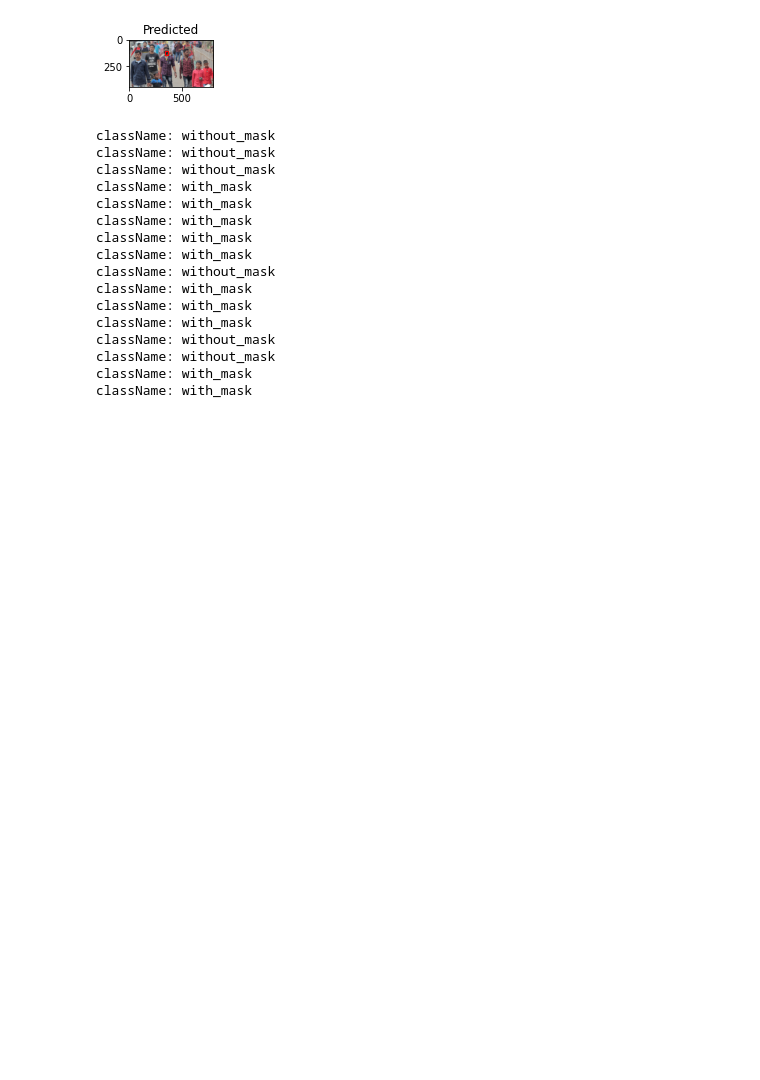
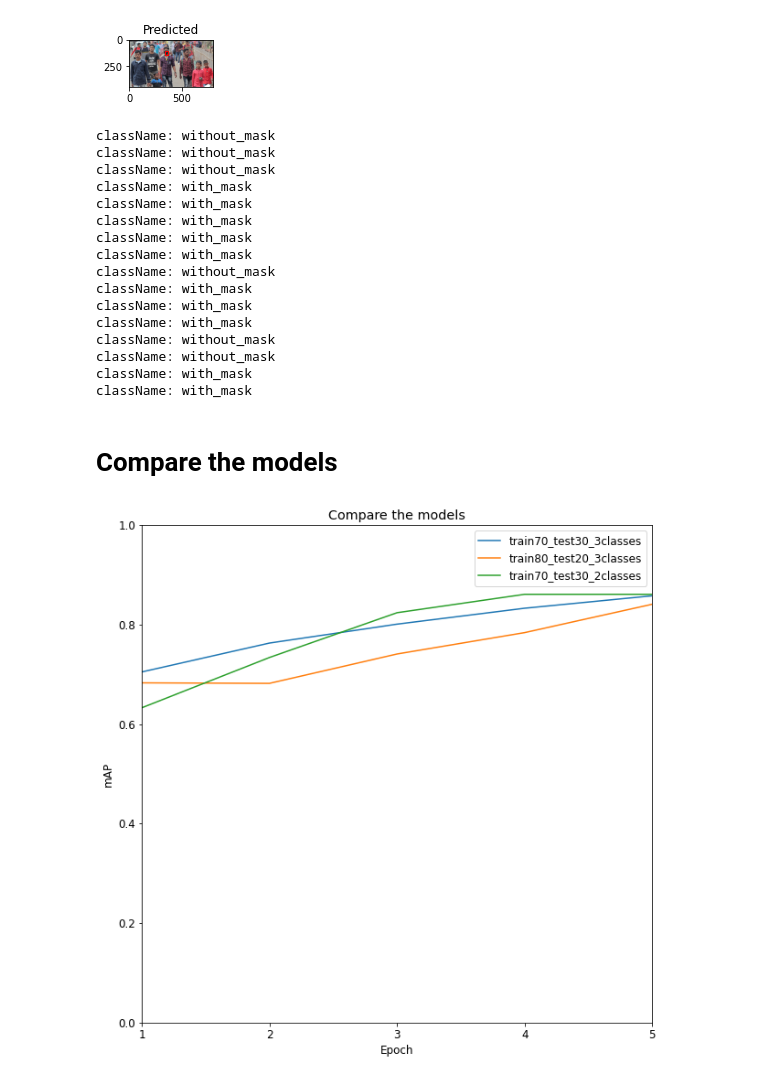
Before and after one commit to andygubser/mask_detection, a Jupyter notebook: model_building/MaskDetection.ipynb, the cells around one changed output. Saved outputs shown, nothing was run; the diff lists cells and outputs as text; code cells hidden in the pictures; blank space fills up the shorter version.

Commit message:
latest model building jupy

```diff
--- a/model_building/MaskDetection.ipynb
+++ b/model_building/MaskDetection.ipynb
@@ -730,3 +755,29 @@ className: without_mask
 className: without_mask
 className: with_mask
 className: with_mask
+# %% [markdown]
+# Compare the models
+# %%
+labels = [1, 2, 3, 4, 5]
+map_70_30_3 = [0.705, 0.763, 0.801, 0.833, 0.858]
+map_80_20_3 = [0.683, 0.682, 0.741, 0.784, 0.841]
+map_70_30_2 = [0.633, 0.734, 0.824, 0.861, 0.861]
+
+fig1,ax1 = plt.subplots(figsize = (10,10))
+ax1.plot(labels, map_70_30_3)
+ax1.plot(labels, map_80_20_3)
+ax1.plot(labels, map_70_30_2)
+
+
+ax1.set_title('Compare the models')
+ax1.set_ylabel('mAP')
+ax1.set_xlabel('Epoch')
+ax1.set(ylim=(0, 1), xlim=(1, 5))
+
+plt.xticks(labels)
+plt.legend(['train70_test30_3classes',
+        'train80_test20_3classes',
+        'train70_test30_2classes'])
+plt.show()
+# %% [output]
+[figure, added]
```
Also changed, not shown: parts of 41 cells of this notebook, 2 other files.
